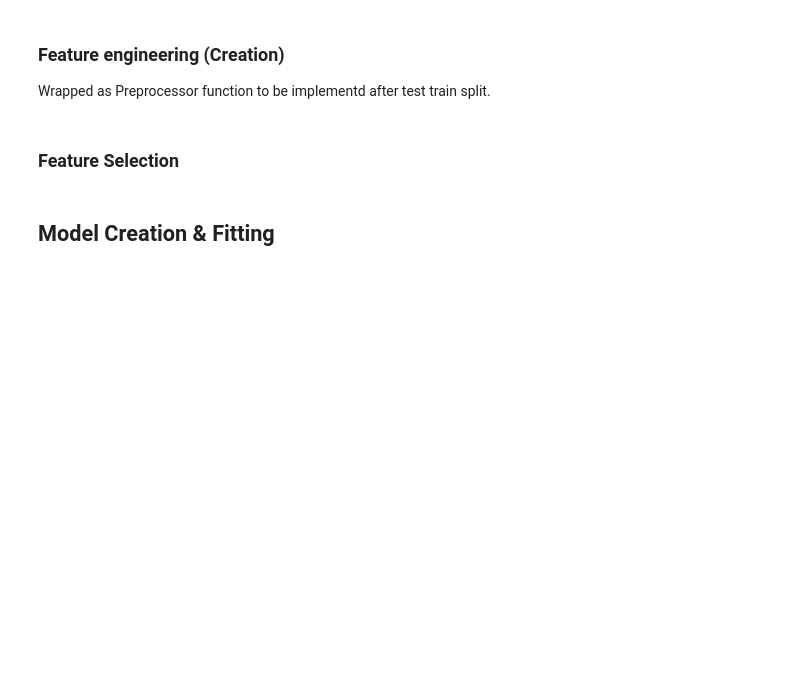
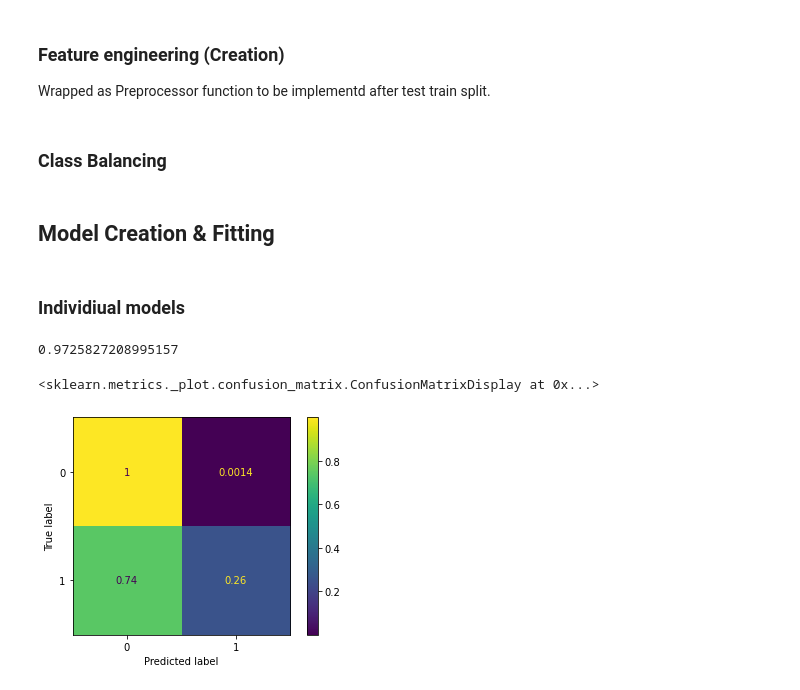
Before and after one commit to nishithewel/ID5059GroupProject, a Jupyter notebook: main.ipynb, the cells around one changed output. Cells and saved outputs as stored; diff of their text form; code cells hidden in the pictures; blank space fills up the shorter version.

Commit message:
Updated with Joes Model

```diff
--- a/main.ipynb
+++ b/main.ipynb
@@ -40,0 +105,5 @@ train_tran.head()
+# %%
+train = pd.merge(train_tran, train_iden, on = 'TransactionID', how = 'left')
+test = pd.merge(test_tran, test_iden, on = 'TransactionID', how = 'left')
+# train = train_tran
+# test = test_tran
@@ -55,0 +135,16 @@ We find very few instance of Fraud. Consider Class Balancing.
+# %%
+#switch to Sklearn later
+train = preprocess(train)
+
+
+
+train = pd.get_dummies(train, columns = ['card4','card6','ProductCD',
+                                                   'M4'],
+               dummy_na = True,
+              #  drop_first =True
+              )
+
+#the M columns look like true or false lets convert them to 1, 0
+m_cols = [col for col in train.columns if 'M' in col]
+# m_cols.head()
+train[m_cols] = train[m_cols].replace(dict(T=1,F=0))
@@ -55,0 +154,5 @@ We find very few instance of Fraud. Consider Class Balancing.
+# %%
+v_cols = [col for col in train.columns if 'V' in col]
+# lets ignore the v columns for the time being
+train.drop(v_cols,axis =1,
+                inplace = True)
@@ -59,7 +165,31 @@ The data contains outliers, which require cleaning.
 # %% [markdown]
 ### Feature engineering (Creation)
 Wrapped as Preprocessor function to be implementd after test train split.
-# %% [markdown]
-### Feature Selection
+# %% [markdown]
+### Class Balancing
 # %% [markdown]
 ## Model Creation & Fitting
+# %% [markdown]
+### Individiual models
+# %%
+#naw4
+train.drop(['P_emaildomain', 'R_emaildomain'],axis =1 ,inplace = True)
+from sklearn.metrics import accuracy_score
+X_train, y_train = train.drop('isFraud',axis = 1), train['isFraud']
+
+oversample = over_sampling.SMOTE()
+#X_train, y_train = oversample.fit_resample(X_train, y_train)
+import xgboost as xgb
+
+xgb_cl = xgb.XGBClassifier()
+xgb_cl.fit(X_train, y_train)
+preds = xgb_cl.predict(X_train)
+accuracy_score(y_train, preds)
+# %% [output]
+0.9725827208995157
+# %%
+from sklearn.metrics import ConfusionMatrixDisplay
+ConfusionMatrixDisplay.from_predictions(y_train, preds,normalize='true')
+# %% [output]
+<sklearn.metrics._plot.confusion_matrix.ConfusionMatrixDisplay at 0x...>
+[figure, added]
```
Also changed, not shown: parts of 22 cells of this notebook.
